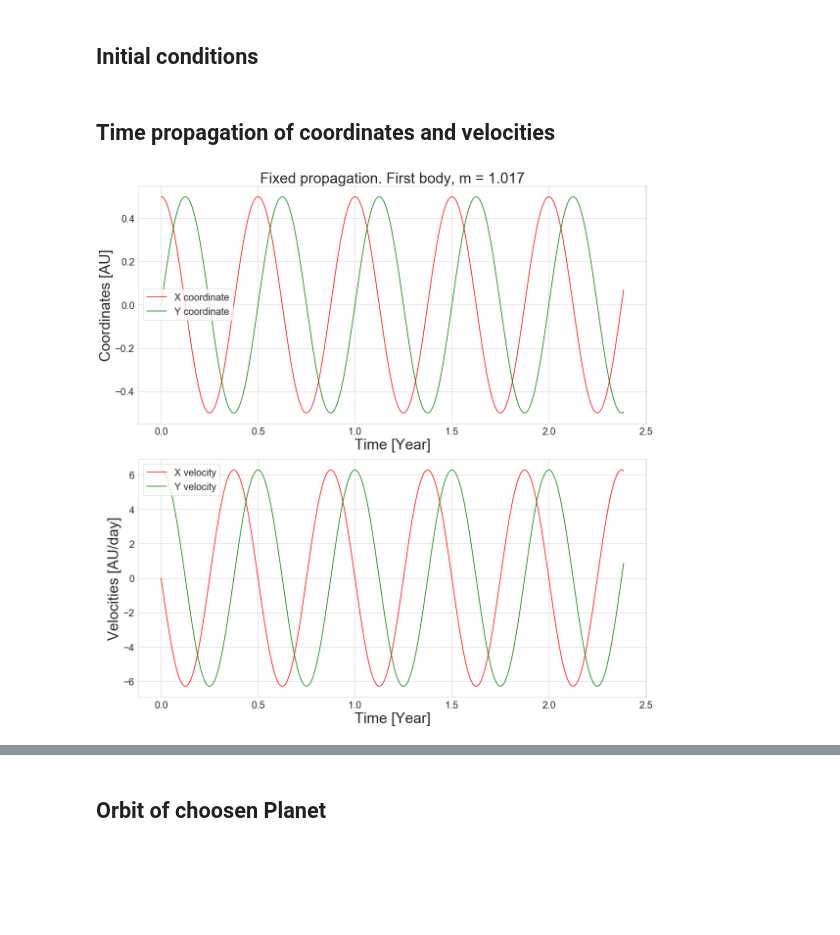
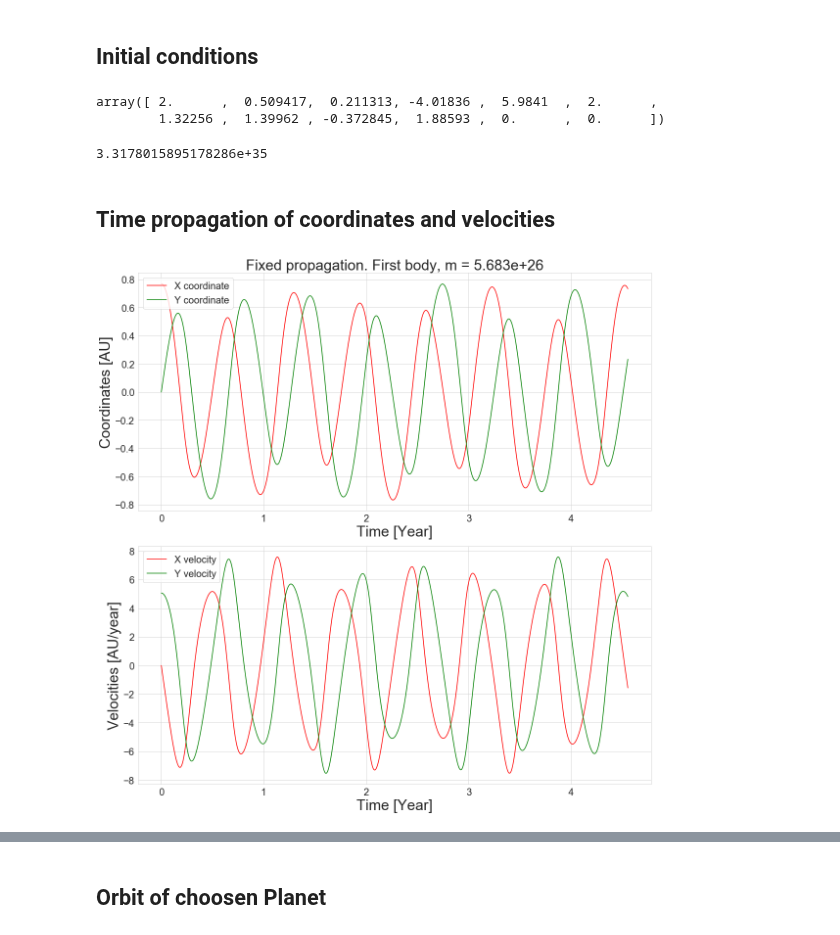
Before and after one commit to masterdesky/ELTE-comp-sim-2019, a Jupyter notebook: III. Planetary Motions/out/III. Planetary Motions - two body.ipynb, the cells around one changed output, grey strips where cells are left out. Saved outputs shown, nothing was run; the diff lists cells and outputs as text; code cells hidden in the pictures; blank space fills up the shorter version.

```diff
--- a/III. Planetary Motions/out/III. Planetary Motions - two body.ipynb
+++ b/III. Planetary Motions/out/III. Planetary Motions - two body.ipynb
@@ -38,12 +38,12 @@ choosen_planet_2 = ''
 if(choosen_planet_1 != ''):
     m_1 = Planets[choosen_planet][0]
 else:
-    m_1 = Planets['Earth'][0]
+    m_1 = Planets['Saturn'][0]
 
 if(choosen_planet_2 != ''):
     m_2 = Planets[choosen_planet][0]
 else:
-    m_2 = Planets['Earth'][0]
+    m_2 = Planets['Jupiter'][0]
 # Eccentricity
 if(choosen_planet_1 != ''):
     ecc_1 = Planets[choosen_planet][2]
@@ -111,35 +111,44 @@ data_fixed = np.genfromtxt('fixed.dat')
 current_mode = mode_choose(mode = 'adaptive', relat='no')
 os.system(current_mode)
 data_adaptive = np.genfromtxt('adaptive.dat')
+# %%
+data_fixed[2000]
+# %% [output]
+array([ 2.      ,  0.509417,  0.211313, -4.01836 ,  5.9841  ,  2.      ,
+        1.32256 ,  1.39962 , -0.372845,  1.88593 ,  0.      ,  0.      ])
+# %%
+1/2 * m_1 * (data_fixed[2000][3]**2 + data_fixed[2000][4]**2) * 4740.57172**2
+# %% [output]
+3.3178015895178286e+35
 # %% [markdown]
 ## Time propagation of coordinates and velocities
 # %%
 nrows = 2
 ncols = 1
 fig, axes = plt.subplots(nrows=nrows, ncols=ncols, figsize=(ncols*16,nrows*8))
 
 axes[0].plot(data_fixed[::steps,0], data_fixed[::steps,1], c='red', label='X coordinate')
 axes[0].plot(data_fixed[::steps,0], data_fixed[::steps,2], c='green', label='Y coordinate')
 axes[1].plot(data_fixed[::steps,0], data_fixed[::steps,3], c='red', label='X velocity')
 axes[1].plot(data_fixed[::steps,0], data_fixed[::steps,4], c='green', label='Y velocity')
 
 axes[0].set_title('Fixed propagation. First body, m = {0}'.format(m_1), fontsize=30)
 
 axes[0].set_xlabel('Time [Year]', fontsize=30)
 axes[0].set_ylabel('Coordinates [AU]', fontsize=30)
 axes[1].set_xlabel('Time [Year]', fontsize=30)
-axes[1].set_ylabel('Velocities [AU/day]', fontsize=30)
+axes[1].set_ylabel('Velocities [AU/year]', fontsize=30)
 
 axes[0].tick_params(axis='both', which='major', labelsize=20)
 axes[1].tick_params(axis='both', which='major', labelsize=20)
 
 axes[0].legend(fontsize=20)
 axes[1].legend(fontsize=20)
 
 fig.tight_layout()
 plt.show()
 # %% [output]
-[figure, old version]
+[figure, new version]
 # %%
 nrows = 2
 ncols = 1
```
Also changed, not shown: parts of 7 cells of this notebook, 6 other files.
